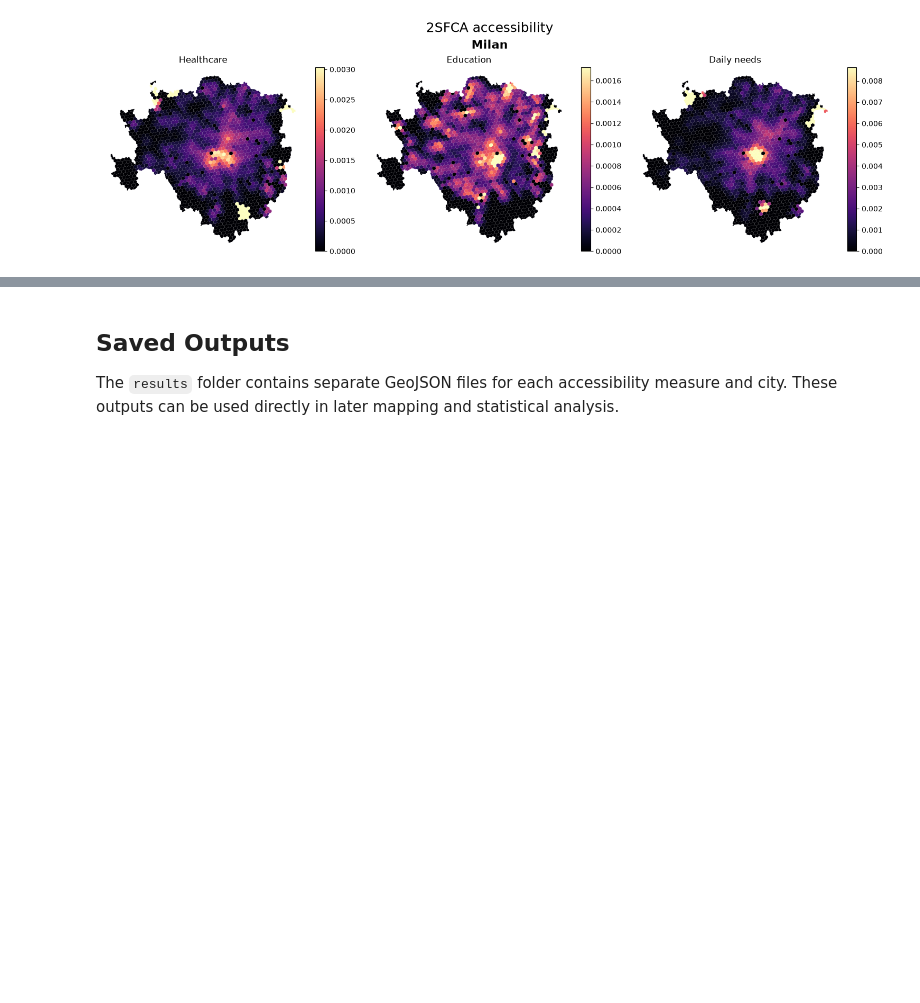
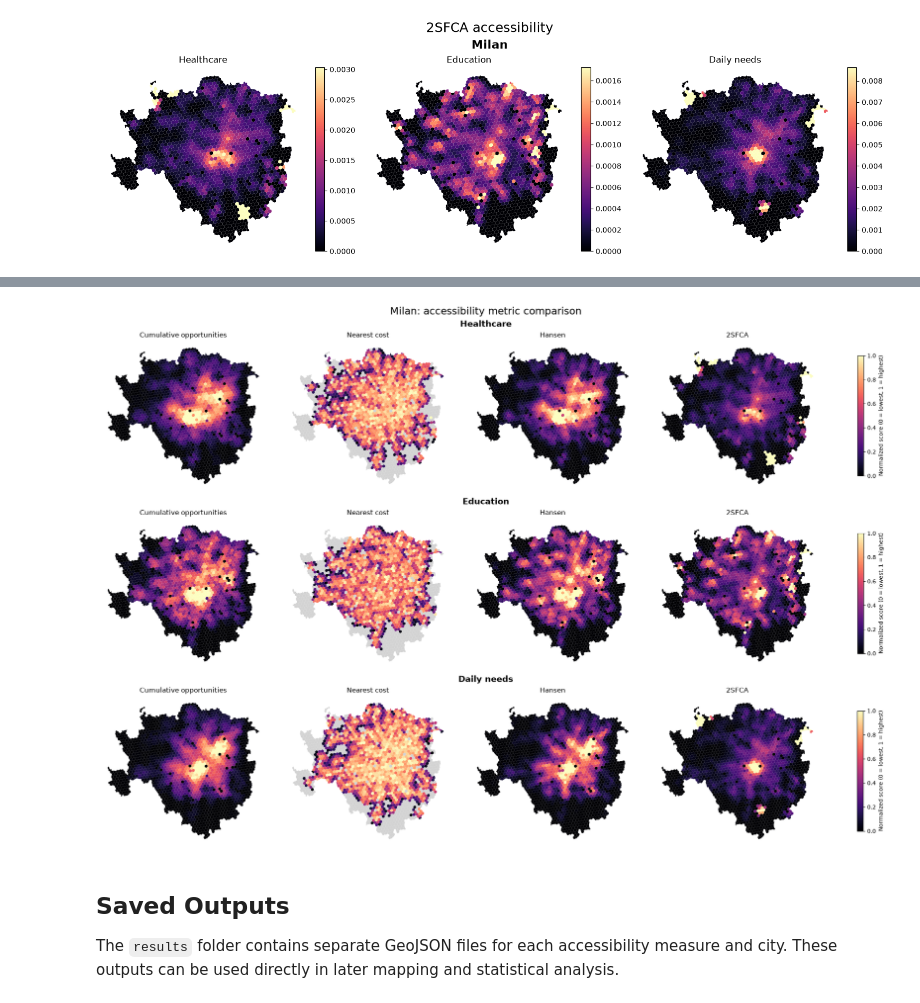
Before and after one commit to TransformTransport/accessX, a Jupyter notebook: notebooks/case_study_accessibility.ipynb, the cells around one changed output, grey strips where cells are left out. Saved outputs shown, nothing was run; the diff lists cells and outputs as text; code cells hidden in the pictures; blank space fills up the shorter version.

Commit message:
changed plot now normalizes 0-1 and updated description

```diff
--- a/notebooks/case_study_accessibility.ipynb
+++ b/notebooks/case_study_accessibility.ipynb
@@ -590,3 +545,65 @@ for city in cities:
+# %%
+from matplotlib.cm import ScalarMappable
+from matplotlib.colors import Normalize
+
+#Categories and cities to plot
+categories = ["healthcare", "education", "daily_needs"]
+cities = ["milan"]
+
+# (results dict, column template, title) for each metric
+metrics = [
+    (accessible_counts, "count_{category}",          "Cumulative opportunities"),
+    (nearest_poi_costs, "nearest_cost_{category}_1", "Nearest cost"),  # inverted below: lower cost = higher score
+    (hansen_scores,     "hansen_{category}",         "Hansen"),
+    (sfca_scores,       "sfca_{category}",           "2SFCA"),
+]
+
+cmap = "magma"
+sm = ScalarMappable(norm=Normalize(vmin=0, vmax=1), cmap=cmap)  # shared legend for all normalized maps
+
+# One figure per city, one row per category, one column per metric
+for city in cities:
+    fig = plt.figure(figsize=(5 * len(metrics), 4.5 * len(categories)), layout="constrained")
+    subfigs = fig.subfigures(len(categories), 1, squeeze=False).flat  # one row per category
+
+    for subfig, category in zip(subfigs, categories):
+        subfig.suptitle(category.replace("_", " ").capitalize(), fontsize=15, fontweight="bold")
+        axes = list(subfig.subplots(1, len(metrics), squeeze=False).flat)
+
+        for ax, (results, template, title) in zip(axes, metrics):
+            column = template.format(category=category)
+
+            # Same bounds as the individual maps above, now used for min-max normalization
+            if column.startswith("nearest_cost"):
+                vmin, vmax = 0, max_cost
+            else:
+                vmin = min(results[c][column].quantile(0.02) for c in cities)
+                vmax = max(results[c][column].quantile(0.98) for c in cities)
+
+            # Scale to 0-1 (values outside the 2-98% range are clipped)
+            span = (vmax - vmin) or 1
+            norm = ((results[city][column] - vmin) / span).clip(0, 1)
+            if column.startswith("nearest_cost"):
+                norm = 1 - norm  # 1 = POI right next door, 0 = at max_cost
+
+            results[city].assign(norm_score=norm).plot(
+                column="norm_score",
+                ax=ax,
+                cmap=cmap,
+                vmin=0,
+                vmax=1,
+                edgecolor="none",
+                missing_kwds={"color": "lightgrey"},
+            )
+            ax.set_title(title)
+            ax.axis("off")
+
+        subfig.colorbar(sm, ax=axes, shrink=0.8, label="Normalized score (0 = lowest, 1 = highest)")
+
+    fig.suptitle(f"{city.title()}: accessibility metric comparison", fontsize=18)
+    plt.show()
+# %% [output]
+[figure, added]
 # %% [markdown]
 ## Saved Outputs
 
```
Also changed, not shown: parts of 2 cells of this notebook.
